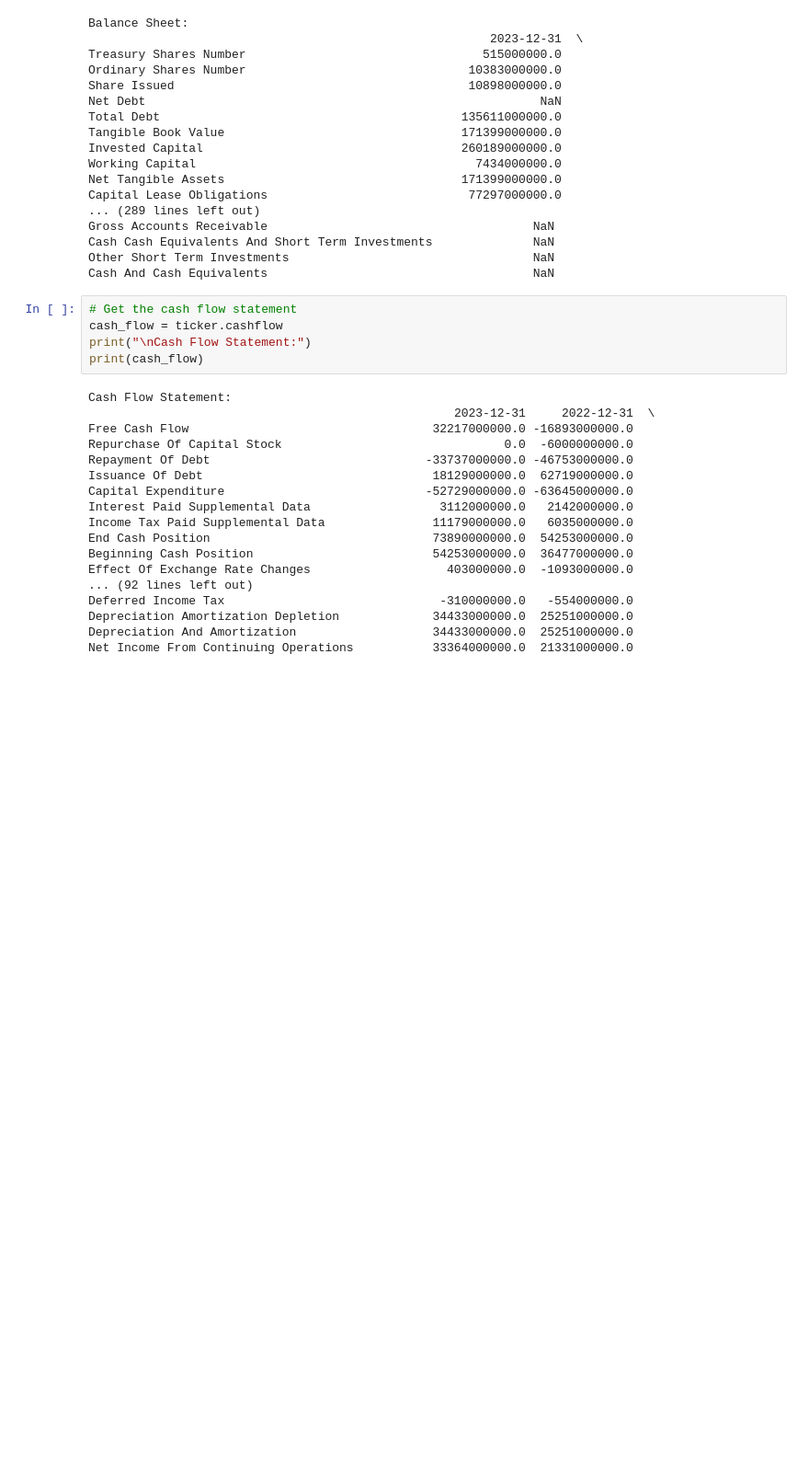
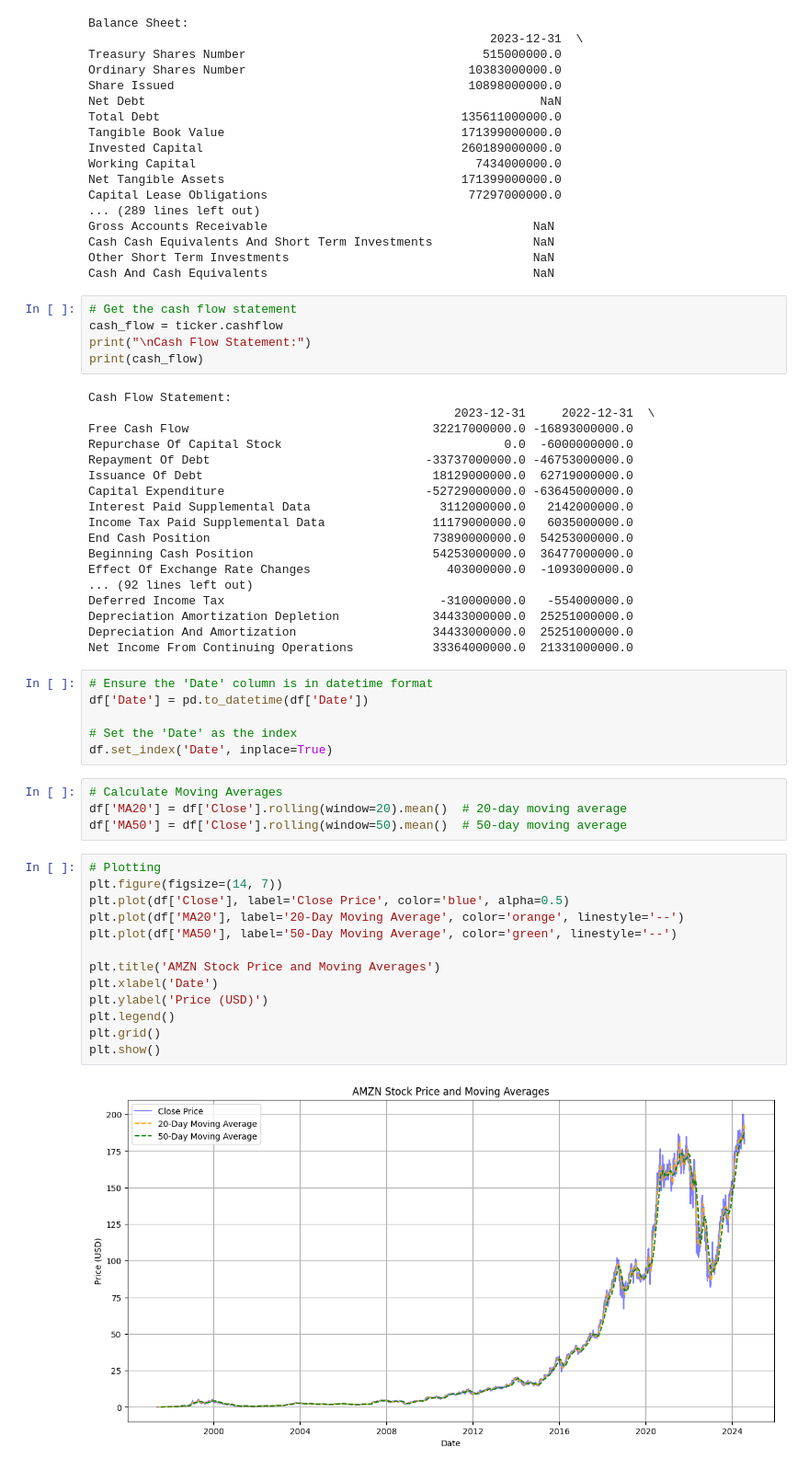
Before and after one commit to medhanittes/Nova_Financial_Solutions, a Jupyter notebook: notebooks/AMZN_TALIB.ipynb, the cells around one changed output. Shown at 92% size. Saved outputs shown, nothing was run; the diff lists cells and outputs as text; blank space fills up the shorter version.

Commit message:
AMZN Visualization

```diff
--- a/notebooks/AMZN_TALIB.ipynb
+++ b/notebooks/AMZN_TALIB.ipynb
@@ -143,3 +145,28 @@ Deferred Income Tax                              -310000000.0   -554000000.0
 Depreciation Amortization Depletion             34433000000.0  25251000000.0
 Depreciation And Amortization                   34433000000.0  25251000000.0
 Net Income From Continuing Operations           33364000000.0  21331000000.0
+# %%
+# Ensure the 'Date' column is in datetime format
+df['Date'] = pd.to_datetime(df['Date'])
+
+# Set the 'Date' as the index
+df.set_index('Date', inplace=True)
+# %%
+# Calculate Moving Averages
+df['MA20'] = df['Close'].rolling(window=20).mean()  # 20-day moving average
+df['MA50'] = df['Close'].rolling(window=50).mean()  # 50-day moving average
+# %%
+# Plotting
+plt.figure(figsize=(14, 7))
+plt.plot(df['Close'], label='Close Price', color='blue', alpha=0.5)
+plt.plot(df['MA20'], label='20-Day Moving Average', color='orange', linestyle='--')
+plt.plot(df['MA50'], label='50-Day Moving Average', color='green', linestyle='--')
+
+plt.title('AMZN Stock Price and Moving Averages')
+plt.xlabel('Date')
+plt.ylabel('Price (USD)')
+plt.legend()
+plt.grid()
+plt.show()
+# %% [output]
+[figure, added]
```
Also changed, not shown: parts of 1 cell of this notebook.
